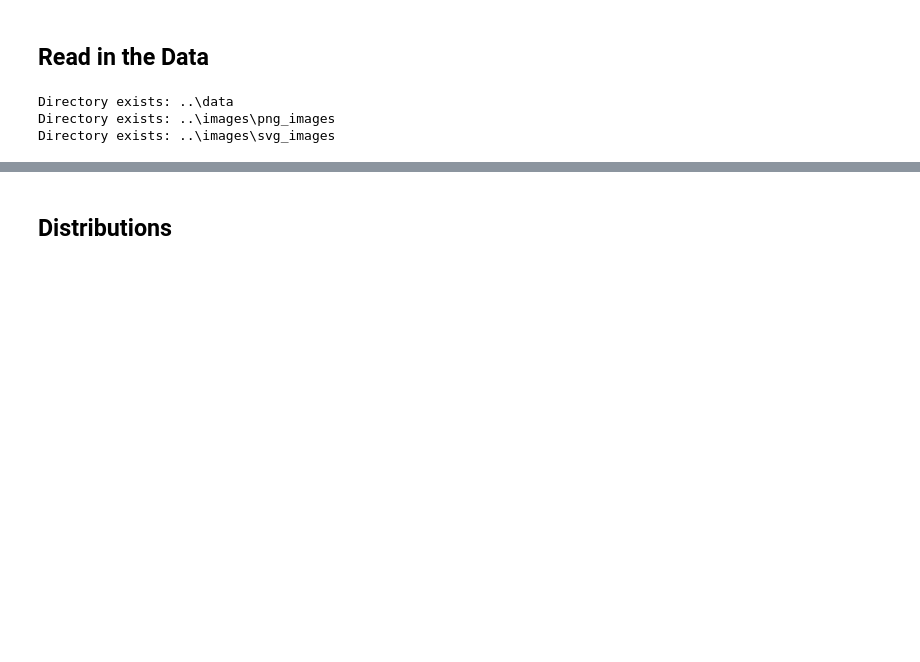
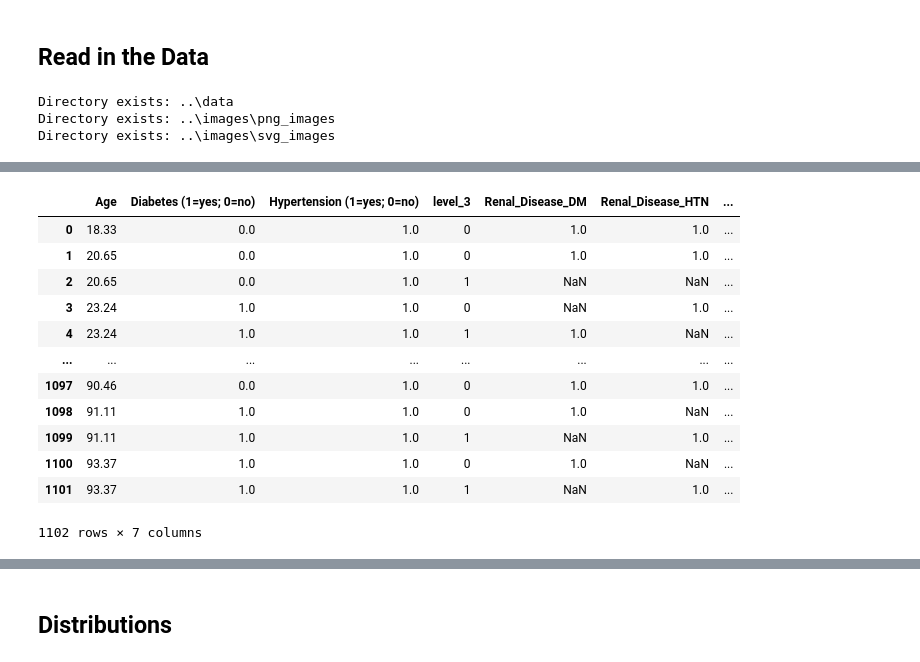
Before and after one commit to lshpaner/bmc_ali_kfre_val, a Jupyter notebook: notebooks/eda.ipynb, the cells around one changed output, grey strips where cells are left out. Cells and saved outputs as stored; diff of their text form; code cells hidden in the pictures; blank space fills up the shorter version.

```diff
--- a/notebooks/eda.ipynb
+++ b/notebooks/eda.ipynb
@@ -51,0 +52,37 @@ df_eda.head()
+# %%
+# Create an empty dictionary to store the value counts for each combination
+value_counts_dict = {}
+
+# Define the selected columns for which you want to get value counts
+selected_columns = ["Renal_Disease_DM", "Renal_Disease_HTN", "Renal_Disease_GN"]
+
+# Iterate over each combination of selected columns
+for column in selected_columns:
+    # Get the value counts for the current column combination
+    value_counts = df_eda.groupby(
+        ["Age", "Diabetes (1=yes; 0=no)", "Hypertension (1=yes; 0=no)"]
+    )[column].value_counts()
+
+    # Store the value counts in the dictionary
+    value_counts_dict[column] = value_counts
+
+# Convert the dictionary to a DataFrame
+summary = pd.DataFrame(value_counts_dict)
+
+# Reset the index to make the DataFrame more readable
+summary = summary.reset_index()
+summary
+# %% [output]
+|  | Age | Diabetes (1=yes; 0=no) | Hypertension (1=yes; 0=no) | level_3 | Renal_Disease_DM | Renal_Disease_HTN | ... |
+| 0 | 18.33 | 0.0 | 1.0 | 0 | 1.0 | 1.0 | ... |
+| 1 | 20.65 | 0.0 | 1.0 | 0 | 1.0 | 1.0 | ... |
+| 2 | 20.65 | 0.0 | 1.0 | 1 | NaN | NaN | ... |
+| 3 | 23.24 | 1.0 | 1.0 | 0 | NaN | 1.0 | ... |
+| 4 | 23.24 | 1.0 | 1.0 | 1 | 1.0 | NaN | ... |
+| ... | ... | ... | ... | ... | ... | ... | ... |
+| 1097 | 90.46 | 0.0 | 1.0 | 0 | 1.0 | 1.0 | ... |
+| 1098 | 91.11 | 1.0 | 1.0 | 0 | 1.0 | NaN | ... |
+| 1099 | 91.11 | 1.0 | 1.0 | 1 | NaN | 1.0 | ... |
+| 1100 | 93.37 | 1.0 | 1.0 | 0 | 1.0 | NaN | ... |
+| 1101 | 93.37 | 1.0 | 1.0 | 1 | NaN | 1.0 | ... |
+1102 rows × 7 columns
```
Also changed, not shown: parts of 9 cells of this notebook, 42 other files.
